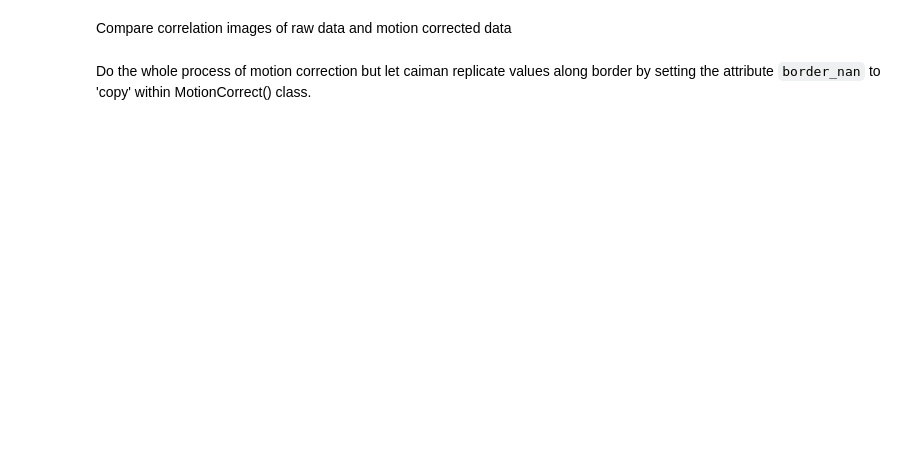
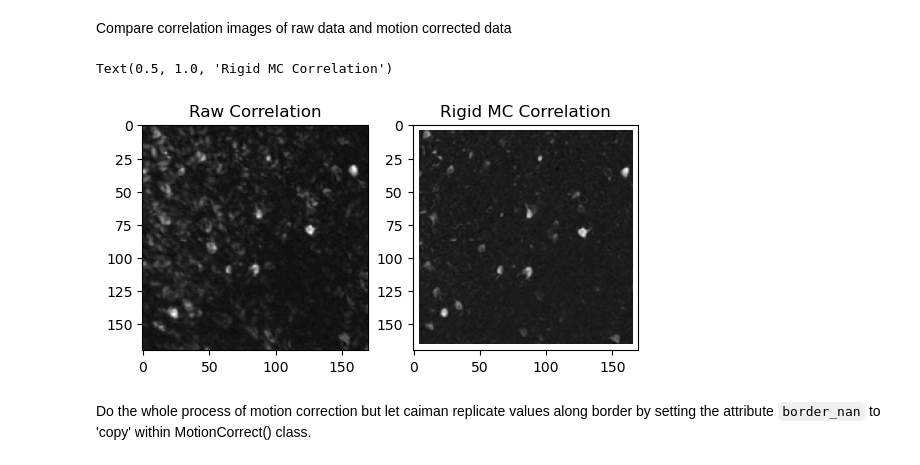
Before and after one commit to ibehave-ibots/iBOTS-intro-to-calcium-imaging, a Jupyter notebook: day2/4 Motion Correction with CaImAn.ipynb, the cells around one changed output. Saved outputs shown, nothing was run; the diff lists cells and outputs as text; code cells hidden in the pictures; blank space fills up the shorter version.

````diff
--- a/day2/4 Motion Correction with CaImAn.ipynb
+++ b/day2/4 Motion Correction with CaImAn.ipynb
@@ -56,3 +62,10 @@ mc_rigid = MotionCorrect(
 mc_rigid.motion_correct(save_movie=True)
 
 ```
+# %%
+fnames = ["data/Sue_2x_3000_40_-46.tif"]
+mc_rigid = MotionCorrect(
+    fname = fnames,
+    pw_rigid = False
+)
+mc_rigid.motion_correct(save_movie=True)
@@ -99,4 +137,18 @@ plt.title('Rigid MC Mean')
 # %% [markdown]
 Compare correlation images of raw data and motion corrected data
+# %%
+raw_corr = cm.local_correlations(raw_data_2p, swap_dim=False)
+mc_rigid_corr = cm.local_correlations(rigid_data_2p, swap_dim=False)
+
+plt.subplot(121)
+plt.imshow(raw_corr, cmap='gray')
+plt.title('Raw Correlation')
+
+plt.subplot(122)
+plt.imshow(mc_rigid_corr, cmap='gray')
+plt.title('Rigid MC Correlation')
+# %% [output]
+Text(0.5, 1.0, 'Rigid MC Correlation')
+[figure, added]
 # %% [markdown]
 Do the whole process of motion correction but let caiman replicate values along border by setting the attribute `border_nan` to 'copy' within MotionCorrect() class.
````
Also changed, not shown: parts of 28 cells of this notebook.
